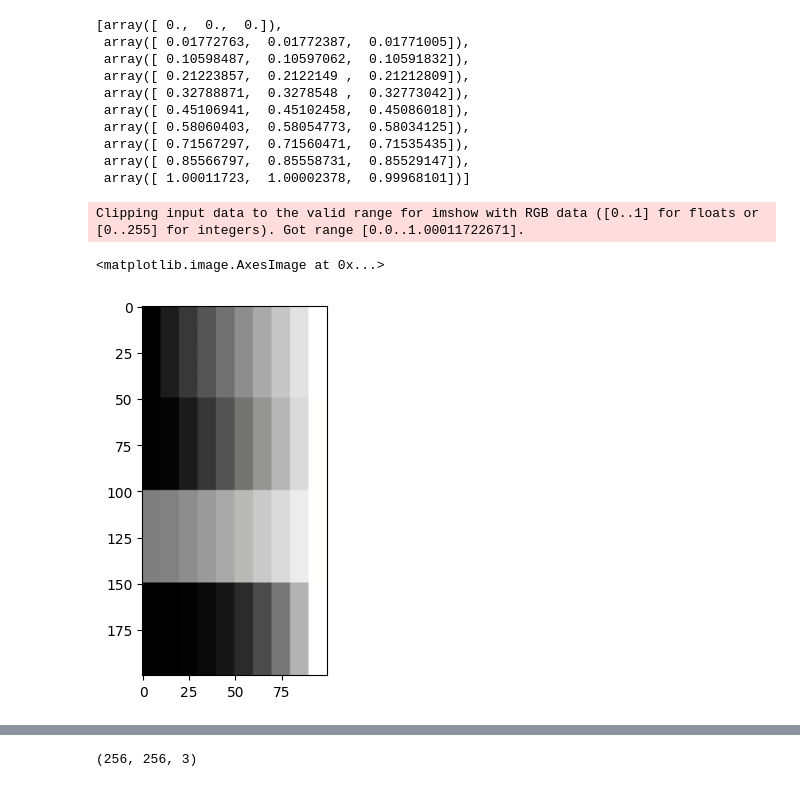
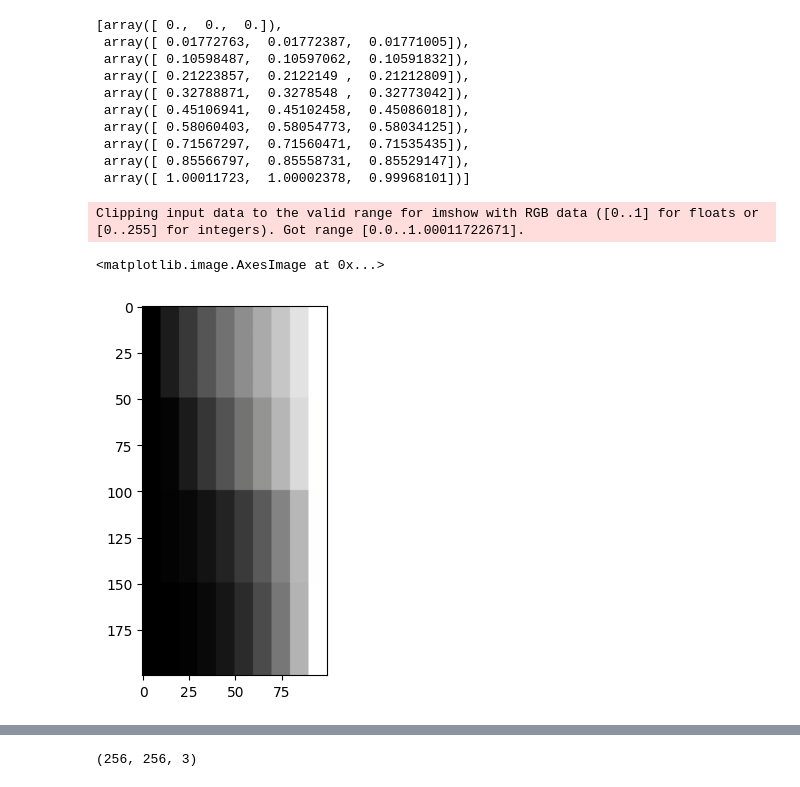
Before and after one commit to WiegerScheurer/physicspred, a Jupyter notebook: Notebooks/equal_lumen.ipynb, the cells around one changed output, grey strips where cells are left out. Saved outputs shown, nothing was run; the diff lists cells and outputs as text; code cells hidden in the pictures.

```diff
--- a/Notebooks/equal_lumen.ipynb
+++ b/Notebooks/equal_lumen.ipynb
@@ -82,5 +133,5 @@ oklab_colors = [((lab_to_rgb(oklab_to_cielab([luminance, 0, 0])) + 1) / 2) for l
 
 oklab_colors
 
-# cielab_rgb_colors = [np.clip(((cst.cielab2rgb(cielab) + 1) / 2), 0, 1) for cielab in cielab_colors]
+cielab_rgb_colors = [np.clip(((cst.cielab2rgb(cielab) + 1) / 2), 0, 1) for cielab in cielab_colors]
 # cielab_rgb_colors
@@ -164,21 +213,21 @@ oklab_colors_alt_alt
 # %%
 # block = np.ones((100, 100, 3), dtype=np.uint8) * ((rgbColor + 1) / 2)
 dims = 100
 block = np.ones((dims + 100, dims, 3))
 
 col_no = 10
 for col in range(col_no):
-    # block[:50, int(col * dims / col_no):int((col + 1) * dims / col_no), :] = cielab_rgb_colors[col]
+    block[100:150, int(col * dims / col_no):int((col + 1) * dims / col_no), :] = cielab_rgb_colors[col]
     block[50:100, int(col * dims / col_no):int((col + 1) * dims / col_no), :] = oklab_colors[col]
     block[:50, int(col * dims / col_no):int((col + 1) * dims / col_no), :] = rgb_colors[col]
-    block[100:150, int(col * dims / col_no):int((col + 1) * dims / col_no), :] = oklab_colors_alt_alt[col]
+    # block[100:150, int(col * dims / col_no):int((col + 1) * dims / col_no), :] = oklab_colors_alt_alt[col]
     block[150:, int(col * dims / col_no):int((col + 1) * dims / col_no), :] = oklab_colors_alt[col]
 plt.imshow(block)
 
 # block[:, :50, :] = rgb_colors[4]
 # block[:, 50:, :] = cielab_rgb_colors[4]
 # plt.imshow(block)
 # %% [output]
 Clipping input data to the valid range for imshow with RGB data ([0..1] for floats or [0..255] for integers). Got range [0.0..1.00011722671].
 <matplotlib.image.AxesImage at 0x...>
-[figure, old version]
+[figure, new version]
```
Also changed, not shown: parts of 6 cells of this notebook, 7 other files.
